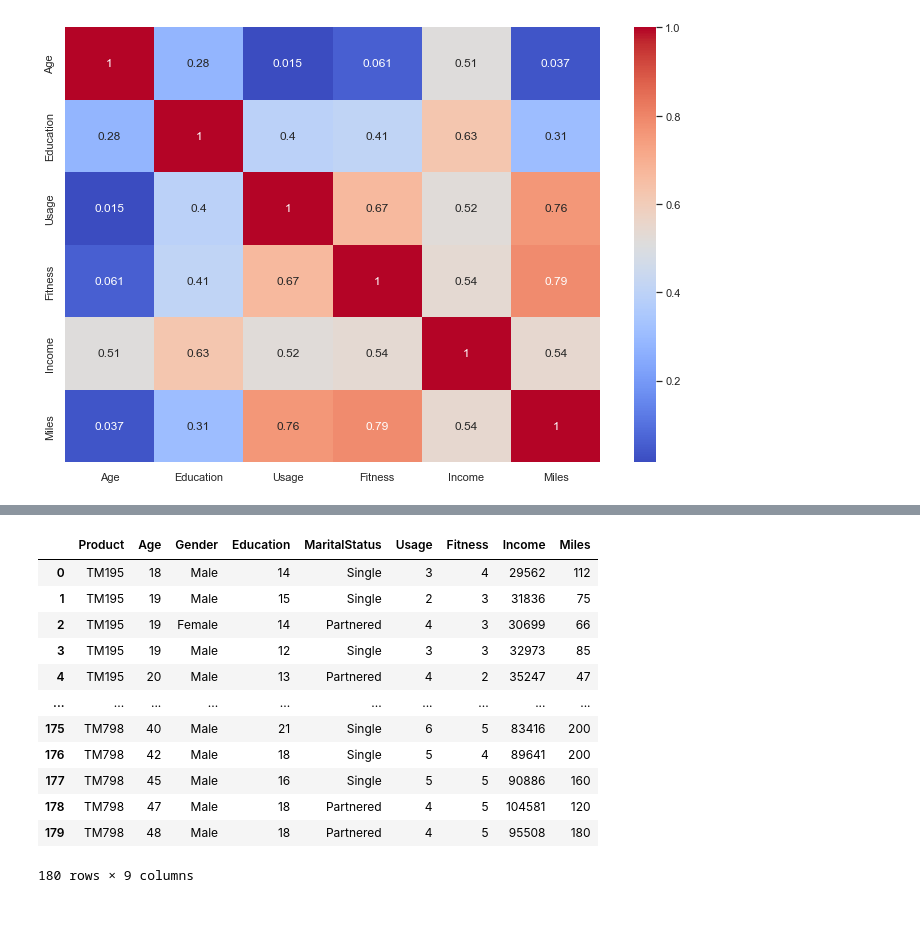
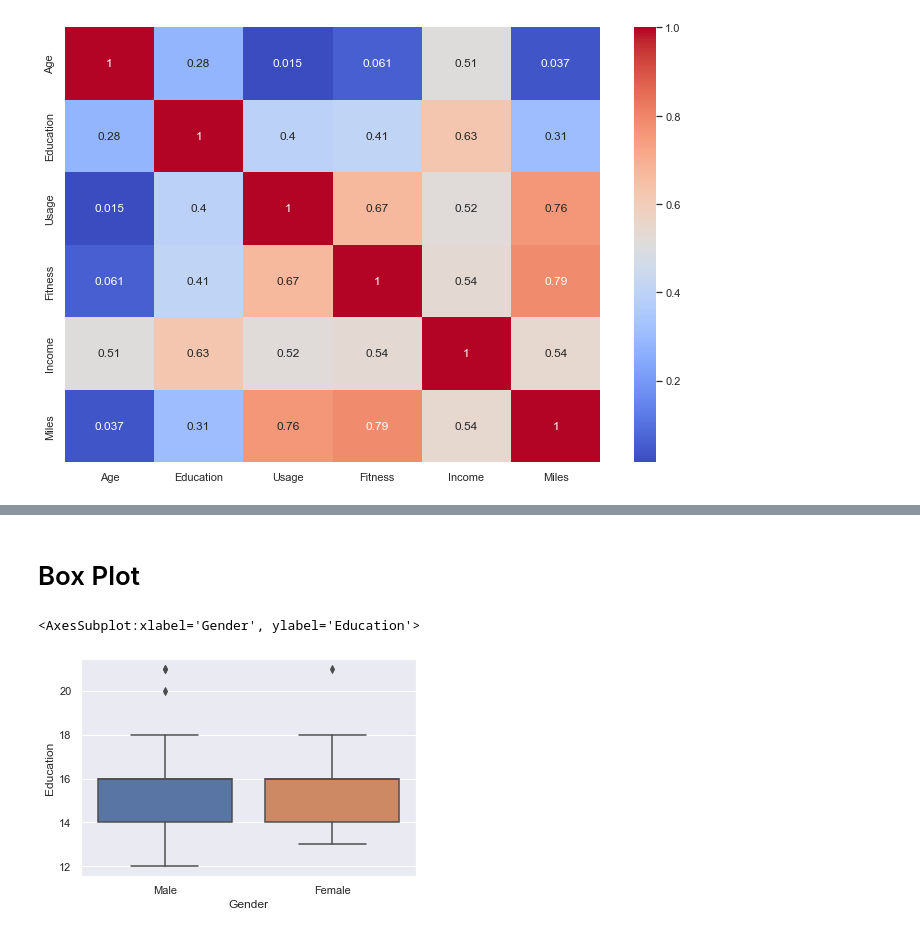
Before and after one commit to luciaalvarezuy/Example-of-visualizations, a Jupyter notebook: Visualizations.ipynb, the cells around one changed output, grey strips where cells are left out. Cells and saved outputs as stored; diff of their text form; code cells hidden in the pictures.

Commit message:
Changes in visualization

```diff
--- a/Visualizations.ipynb
+++ b/Visualizations.ipynb
@@ -59,7 +55,3 @@ plt.xticks(intervals)
 plt.show()
 # %% [output]
 [figure]
-# %%
-dummy_df = df.Gender.str.get_dummies(sep='|')
-df = df.join(dummy_df)
-df.tail(2)
@@ -110,6 +79,3 @@ sns.heatmap(correlations, cmap="coolwarm", annot=True)
 plt.show()
 # %% [output]
 [figure]
-# %%
-df['Is_Male'] = pd.Categorical(df.Gender)
-df.dtypes
@@ -144,16 +81,0 @@ df
-# %%
-dfaa
-# %% [output]
-|  | Product | Age | Gender | Education | MaritalStatus | Usage | Fitness | Income | Miles |
-| 0 | TM195 | 18 | Male | 14 | Single | 3 | 4 | 29562 | 112 |
-| 1 | TM195 | 19 | Male | 15 | Single | 2 | 3 | 31836 | 75 |
-| 2 | TM195 | 19 | Female | 14 | Partnered | 4 | 3 | 30699 | 66 |
-| 3 | TM195 | 19 | Male | 12 | Single | 3 | 3 | 32973 | 85 |
-| 4 | TM195 | 20 | Male | 13 | Partnered | 4 | 2 | 35247 | 47 |
-| ... | ... | ... | ... | ... | ... | ... | ... | ... | ... |
-| 175 | TM798 | 40 | Male | 21 | Single | 6 | 5 | 83416 | 200 |
-| 176 | TM798 | 42 | Male | 18 | Single | 5 | 4 | 89641 | 200 |
-| 177 | TM798 | 45 | Male | 16 | Single | 5 | 5 | 90886 | 160 |
-| 178 | TM798 | 47 | Male | 18 | Partnered | 4 | 5 | 104581 | 120 |
-| 179 | TM798 | 48 | Male | 18 | Partnered | 4 | 5 | 95508 | 180 |
-180 rows × 9 columns
@@ -161,0 +82,7 @@ dfaa
+# %% [markdown]
+# Box Plot
+# %%
+sns.boxplot( x=df["Gender"], y=df["Education"] )
+# %% [output]
+<AxesSubplot:xlabel='Gender', ylabel='Education'>
+[figure, added]
```
Also changed, not shown: parts of 14 cells of this notebook.
